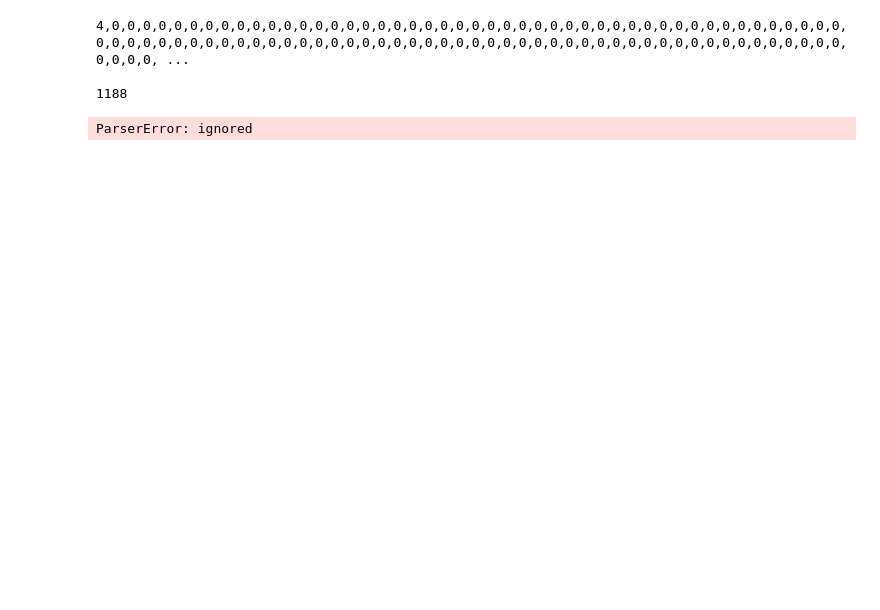
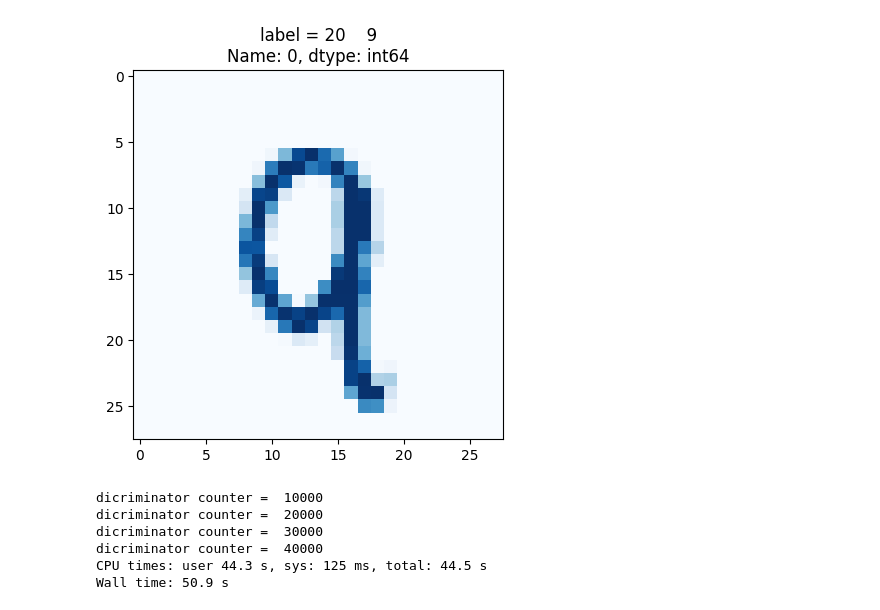
Before and after one commit to JumperWacky/cycleGAN, a Jupyter notebook: mnist_gan.ipynb, the cells around one changed output. Drawn from its saved outputs; the diff is of its cells as text; code cells hidden in the pictures; blank space fills up the shorter version.

```diff
--- a/mnist_gan.ipynb
+++ b/mnist_gan.ipynb
@@ -11,14 +11,6 @@ import matplotlib.pyplot as plt
 # Dataset类，用于data预处理，data传入等
 class MnistDataset(Dataset):
   def __init__(self, csv_file):
-    count = 0
-    with open(csv_file) as rf:
-      for line in rf:
-        count += 1
-        items = line.strip().split(',')
-        if count == 577:
-          print(line)
-          print(len(items))
     self.data_df = pandas.read_csv(csv_file, header=None)
 
   def __len__(self):
@@ -44,13 +36,10 @@ class MnistDataset(Dataset):
     pass
 # %%
 # load Data
-mnist_dataset = MnistDataset("/content/sample_data/mnist_train.csv")
+mnist_dataset = MnistDataset("/content/sample_data/mnist_train_small.csv")
 mnist_dataset.plot_image([20])
 # %% [output]
-4,0,0,0,0,0,0,0,0,0,0,0,0,0,0,0,0,0,0,0,0,0,0,0,0,0,0,0,0,0,0,0,0,0,0,0,0,0,0,0,0,0,0,0,0,0,0,0,0,0,0,0,0,0,0,0,0,0,0,0,0,0,0,0,0,0,0,0,0,0,0,0,0,0,0,0,0,0,0,0,0,0,0,0,0,0,0,0,0,0,0,0,0,0,0,0,0,0,0,0, ...
-
-1188
-ParserError: ignored
+[figure, added]
 # %%
 def generate_random(size=4):
   random_data = torch.rand(size)
@@ -118,6 +107,13 @@ for label, image_data_tensor, target_tensor in mnist_dataset:
   D.train(image_data_tensor, torch.FloatTensor([1.0]))
   # 生成数据
   D.train(generate_random(784), torch.FloatTensor([0.0]))
+# %% [output]
+dicriminator counter =  10000
+dicriminator counter =  20000
+dicriminator counter =  30000
+dicriminator counter =  40000
+CPU times: user 44.3 s, sys: 125 ms, total: 44.5 s
+Wall time: 50.9 s
 # %%
 D.plot_progress()
 for i in range(4):
```
Also changed, not shown: parts of 6 cells of this notebook.
